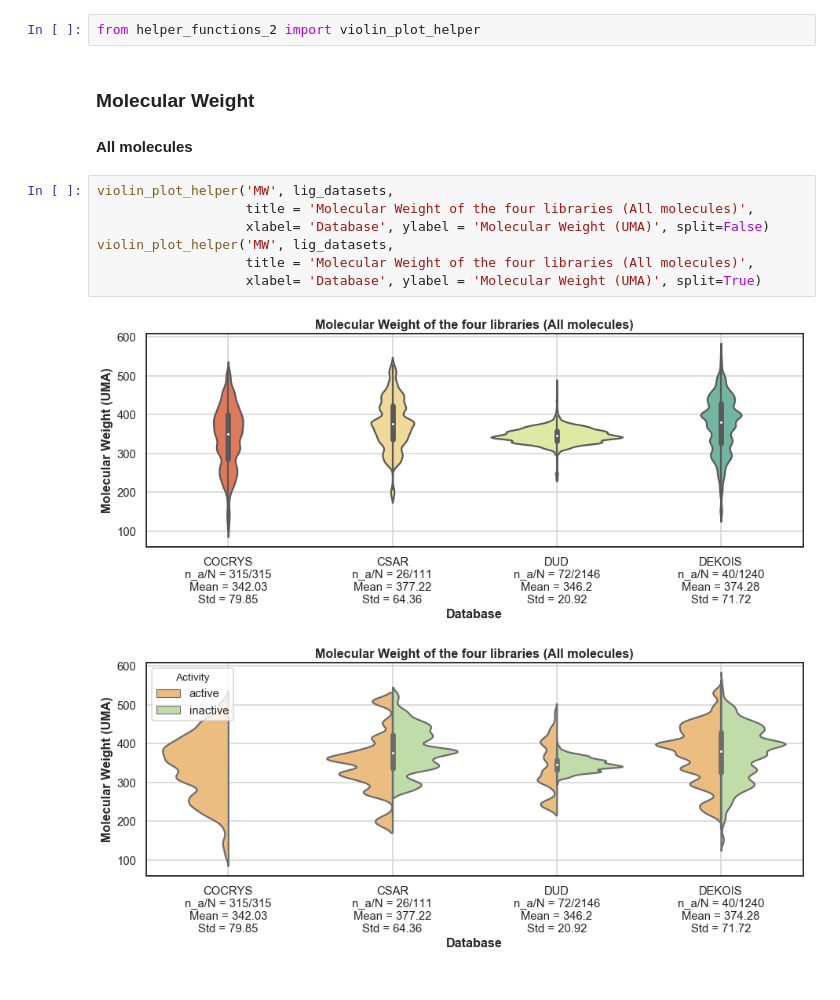
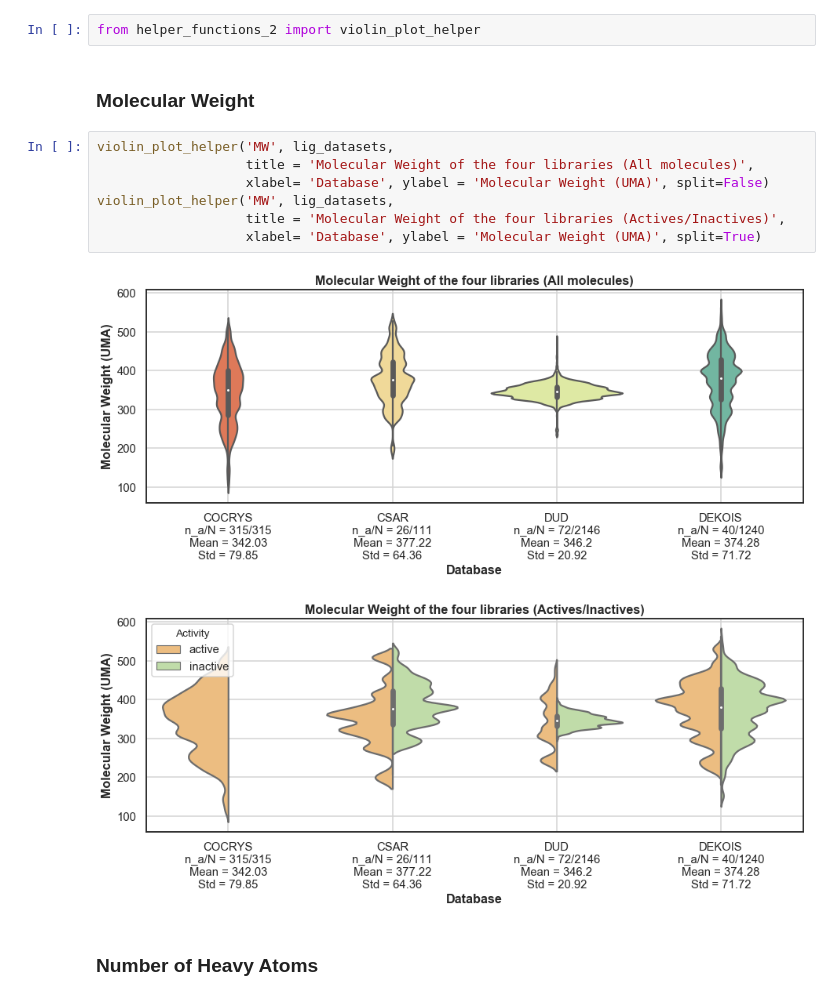
Before and after one commit to jRicciL/CDK2_notebooks, a Jupyter notebook: 2_Docking_analysis/3_Comparing_molecules_among_datasets.ipynb, the cells around one changed output. Saved outputs shown, nothing was run; the diff lists cells and outputs as text.

```diff
--- a/2_Docking_analysis/3_Comparing_molecules_among_datasets.ipynb
+++ b/2_Docking_analysis/3_Comparing_molecules_among_datasets.ipynb
@@ -39,16 +39,17 @@ for dataset in lig_datasets.values():
 from helper_functions_2 import violin_plot_helper
 # %% [markdown]
 ### Molecular Weight
-#### All molecules
 # %%
 violin_plot_helper('MW', lig_datasets,
                    title = 'Molecular Weight of the four libraries (All molecules)',
                    xlabel= 'Database', ylabel = 'Molecular Weight (UMA)', split=False)
 violin_plot_helper('MW', lig_datasets,
-                   title = 'Molecular Weight of the four libraries (All molecules)',
+                   title = 'Molecular Weight of the four libraries (Actives/Inactives)',
                    xlabel= 'Database', ylabel = 'Molecular Weight (UMA)', split=True)
 # %% [output]
 [figure]
-[figure, old version]
+[figure, new version]
+# %% [markdown]
+### Number of Heavy Atoms
 # %%
 violin_plot_helper('num_atoms', lig_datasets,
```
Also changed, not shown: parts of 23 cells of this notebook.
